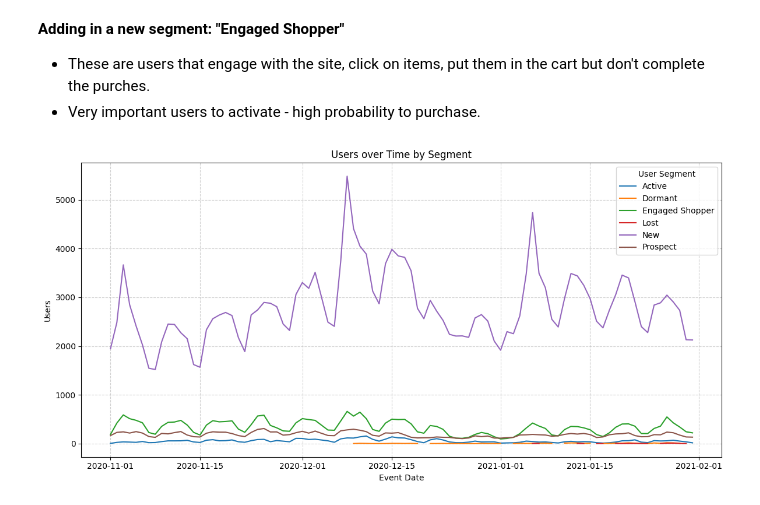
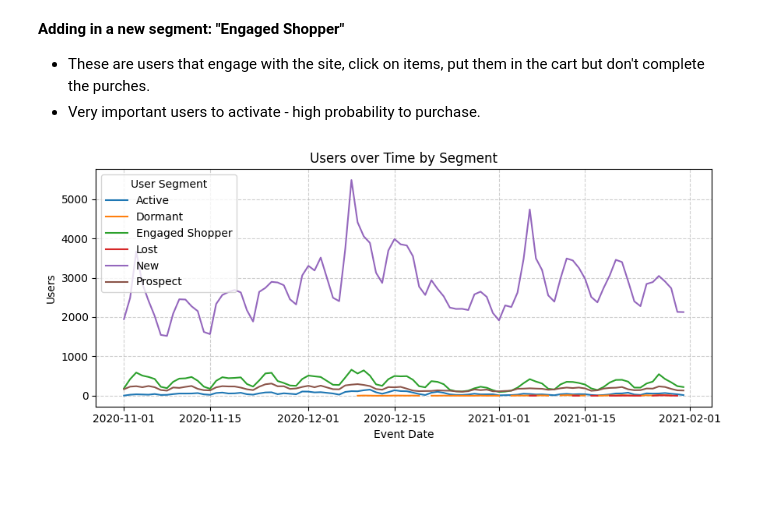
Before and after one commit to pozdnyakovx/exp, a Jupyter notebook: projects/ga4_data/segmentation.ipynb, the cells around one changed output. Drawn from its saved outputs; the diff is of its cells as text; code cells hidden in the pictures; blank space fills up the shorter version.

```diff
--- a/projects/ga4_data/segmentation.ipynb
+++ b/projects/ga4_data/segmentation.ipynb
@@ -206,17 +210,17 @@ segmentation2 = client.query(query2).to_dataframe()
 # %%
 segmentation2['event_date'] = pd.to_datetime(segmentation2['event_date'])
 pivot_df2 = segmentation2.pivot(index='event_date', columns='user_segment', values='users')
 
-plt.figure(figsize=(12,6))
+plt.figure(figsize=(9,4))
 for col in pivot_df2.columns:
     plt.plot(pivot_df2.index, pivot_df2[col], label=col)
 
 plt.title("Users over Time by Segment")
 plt.xlabel("Event Date")
 plt.ylabel("Users")
 plt.legend(title="User Segment")
 plt.grid(True, linestyle='--', alpha=0.6)
 plt.tight_layout()
 plt.show()
 # %% [output]
-[figure, old version]
+[figure, new version]
```
Also changed, not shown: parts of 4 cells of this notebook.
